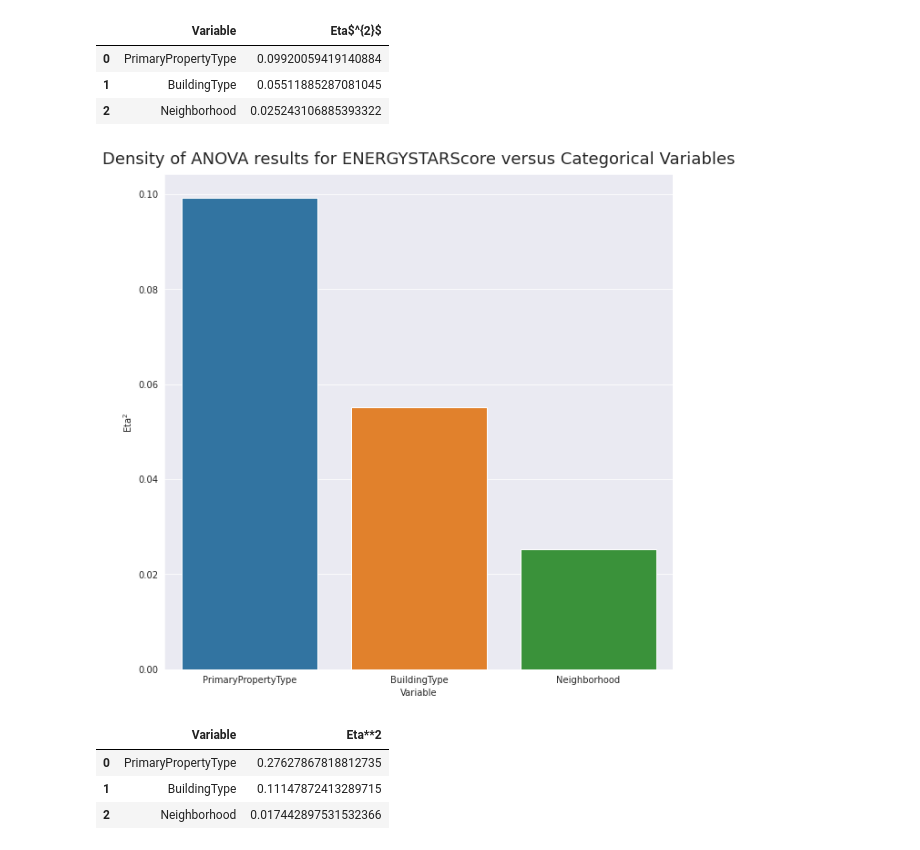
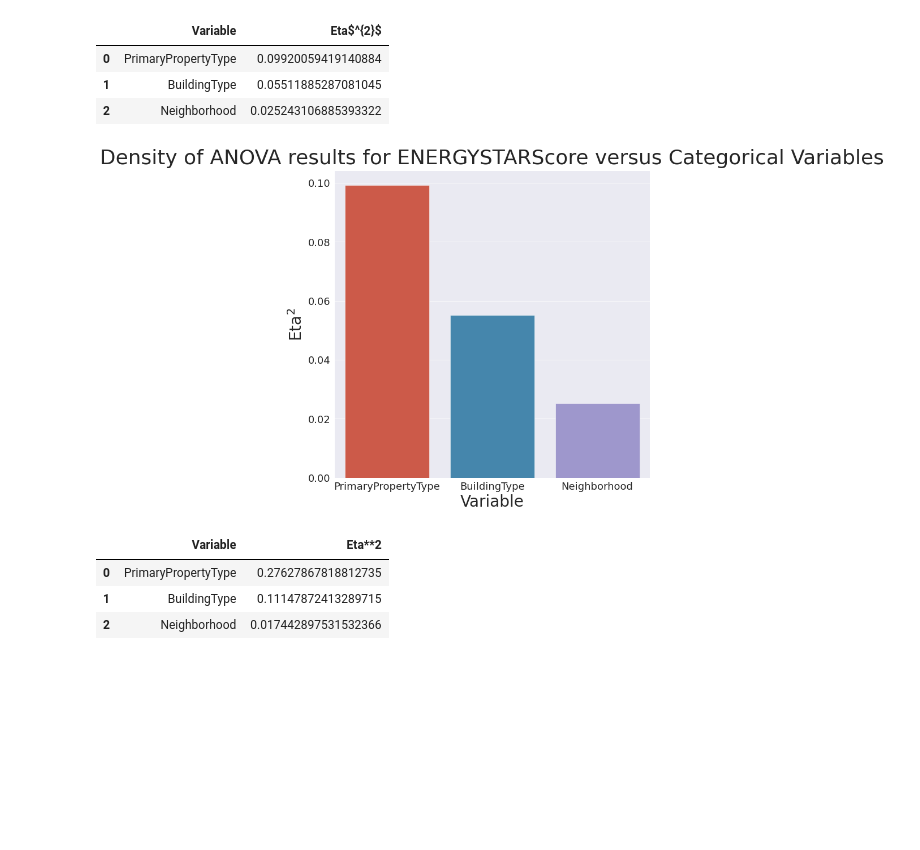
Before and after one commit to Ay0d/Machine-Learning, a Jupyter notebook: seattle-co2-exploration-2016.ipynb, the cells around one changed output. Cells and saved outputs as stored; diff of their text form; code cells hidden in the pictures; blank space fills up the shorter version.

```diff
--- a/seattle-co2-exploration-2016.ipynb
+++ b/seattle-co2-exploration-2016.ipynb
@@ -277,14 +277,15 @@ pd.crosstab(data['BuildingType'], data['Neighborhood'])
 # %%
 fig, ax = plt.subplots(figsize=(16, 16))
 plt.style.use('ggplot')
-plt.title("Distribution of EnergyStarScore varying by Building Type", size=36, y=1.07)
+sns.set_style('darkgrid')
+plt.title("Distribution of EnergyStarScore varying by Building Type", size=36, y=1.03)
 sns.histplot(data=data, x=data['ENERGYSTARScore'], hue=data['BuildingType'], multiple="stack", element="bars", discrete=True, stat="count", kde=True)
 ax.set_xlim(0,100)
 ax.set_xticks(range(1,100))
 plt.xlabel("ENERGYSTARScore", size=28)
 plt.ylabel("Distribution Density", size=28)
 plt.xticks(rotation=90)
-leg = sns.move_legend (ax, "lower center", bbox_to_anchor=(0.5, 1), ncol=7, title_fontproperties = "bold", title="BuildingType", title_fontsize=18, fontsize=16, frameon=False, shadow=True)
+leg = sns.move_legend (ax, "upper right", bbox_to_anchor=(1.3, 1), ncol=1, title_fontproperties = "bold", title="BuildingType", title_fontsize=18, fontsize=16, frameon=True, shadow=True)
 plt.savefig('essbybuilding.png', dpi=300, format='png', bbox_extra_artists=(leg), bbox_inches='tight') # don't crop the legend while saving the figure
 plt.show()
 # %% [output]
@@ -524,46 +513,46 @@ dtype: float64
 # fill NaN values with median for relevant columns
 
 median0 = data_out["PropertyGFATotal"].median()
-data_out["PropertyGFATotal"].fillna(value = median0,inplace = True)
+data_out["PropertyGFATotal"].fillna(value = median0)
 
 median1 = data_out["SiteEUI(kBtu/sf)"].median()
-data_out["SiteEUI(kBtu/sf)"].fillna(value = median1,inplace = True)
+data_out["SiteEUI(kBtu/sf)"].fillna(value = median1)
 
 median2 = data_out["SourceEUI(kBtu/sf)"].median()
-data_out["SourceEUI(kBtu/sf)"].fillna(value = median2,inplace = True)
+data_out["SourceEUI(kBtu/sf)"].fillna(value = median2)
 
 median3 = data_out["Electricity(kWh)"].median()
-data_out["Electricity(kWh)"].fillna(value = median3,inplace = True)
+data_out["Electricity(kWh)"].fillna(value = median3)
 
 median4 = data_out["TotalGHGEmissions"].median()
-data_out["TotalGHGEmissions"].fillna(value = median4,inplace = True)
+data_out["TotalGHGEmissions"].fillna(value = median4)
 
 median5 = data_out["GHGEmissionsIntensity"].median()
-data_out["GHGEmissionsIntensity"].fillna(value = median5,inplace = True)
+data_out["GHGEmissionsIntensity"].fillna(value = median5)
 
 median6 = data_out["SourceEUIWN(kBtu/sf)"].median()
-data_out["SourceEUIWN(kBtu/sf)"].fillna(value = median6,inplace = True)
+data_out["SourceEUIWN(kBtu/sf)"].fillna(value = median6)
 
 median7 = data_out["SiteEUIWN(kBtu/sf)"].median()
-data_out["SiteEUIWN(kBtu/sf)"].fillna(value = median7,inplace = True)
+data_out["SiteEUIWN(kBtu/sf)"].fillna(value = median7)
 
 median8 = data_out["SiteEnergyUse(kBtu)"].median()
-data_out["SiteEnergyUse(kBtu)"].fillna(value = median8,inplace = True)
+data_out["SiteEnergyUse(kBtu)"].fillna(value = median8)
 
 median9 = data_out["SiteEnergyUseWN(kBtu)"].median()
-data_out["SiteEnergyUseWN(kBtu)"].fillna(value = median9,inplace = True)
+data_out["SiteEnergyUseWN(kBtu)"].fillna(value = median9)
 
 median10 = data_out["SteamUse(kBtu)"].median()
-data_out["SteamUse(kBtu)"].fillna(value = median10,inplace = True)
+data_out["SteamUse(kBtu)"].fillna(value = median10)
 
 median11 = data_out["Electricity(kBtu)"].median()
-data_out["Electricity(kBtu)"].fillna(value = median11,inplace = True)
+data_out["Electricity(kBtu)"].fillna(value = median11)
 
 median12 = data_out["NaturalGas(therms)"].median()
-data_out["NaturalGas(therms)"].fillna(value = median12,inplace = True)
+data_out["NaturalGas(therms)"].fillna(value = median12)
 
 median13 = data_out["NaturalGas(kBtu)"].median()
-data_out["NaturalGas(kBtu)"].fillna(value = median13,inplace = True)
+data_out["NaturalGas(kBtu)"].fillna(value = median13)
 
 
 # drop lines with NaN values in the new dataframe
@@ -787,11 +783,18 @@ anova_results_energystarscore.head()
 | 2 | Neighborhood | 0.025243106885393322 |
 # %%
 fig, ax = plt.subplots(figsize=(10, 10))
-plt.title("Density of ANOVA results for ENERGYSTARScore versus Categorical Variables", size=18, y=1.01)
-sns.barplot(x=anova_results_energystarscore["Variable"], y=anova_results_energystarscore["Eta$^{2}$"].astype(np.float))
+plt.style.use('ggplot')
+sns.set_style('darkgrid')
+plt.title("Density of ANOVA results for ENERGYSTARScore versus Categorical Variables", size=36, y=1.01)
+g = sns.barplot(x=anova_results_energystarscore["Variable"], y=anova_results_energystarscore["Eta$^{2}$"].astype(np.float))
+plt.xlabel("Variable", size=28)
+plt.ylabel("Eta$^{2}$", size=28)
+plt.xticks(size=18)
+plt.yticks(size=18)
+plt.savefig('AnovaEss.png', dpi=300, format='png', bbox_inches='tight') # don't crop the legend while saving the figure
 plt.show()
 # %% [output]
-[figure, old version]
+[figure, new version]
 # %%
 anova_results_ghgemissionsintensity = pd.DataFrame(array2, columns =['Variable','Eta**2'])
 anova_results_ghgemissionsintensity.head()
```
Also changed, not shown: parts of 14 cells of this notebook.
